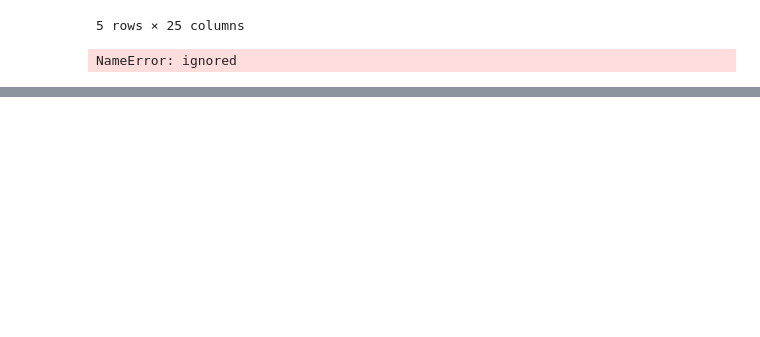
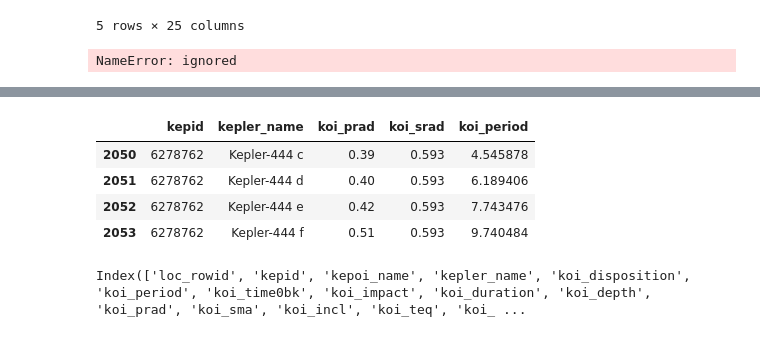
Before and after one commit to jazzathoth/DataStorytelling_ProjectRepo, a Jupyter notebook: planets_visualizations.ipynb, the cells around one changed output, grey strips where cells are left out. Cells and saved outputs as stored; diff of their text form; code cells hidden in the pictures; blank space fills up the shorter version.

```diff
--- a/planets_visualizations.ipynb
+++ b/planets_visualizations.ipynb
@@ -307,0 +280,12 @@ NameError: ignored
+# %%
+smallest20.loc[smallest20['kepid'] == 6278762][['kepid','kepler_name','koi_prad','koi_srad', 'koi_period']]
+# %% [output]
+|  | kepid | kepler_name | koi_prad | koi_srad | koi_period |
+| 2050 | 6278762 | Kepler-444 c | 0.39 | 0.593 | 4.545878 |
+| 2051 | 6278762 | Kepler-444 d | 0.40 | 0.593 | 6.189406 |
+| 2052 | 6278762 | Kepler-444 e | 0.42 | 0.593 | 7.743476 |
+| 2053 | 6278762 | Kepler-444 f | 0.51 | 0.593 | 9.740484 |
+# %%
+smallest20.columns
+# %% [output]
+Index(['loc_rowid', 'kepid', 'kepoi_name', 'kepler_name', 'koi_disposition', 'koi_period', 'koi_time0bk', 'koi_impact', 'koi_duration', 'koi_depth', 'koi_prad', 'koi_sma', 'koi_incl', 'koi_teq', 'koi_ ...
```
Also changed, not shown: parts of 12 cells of this notebook.
